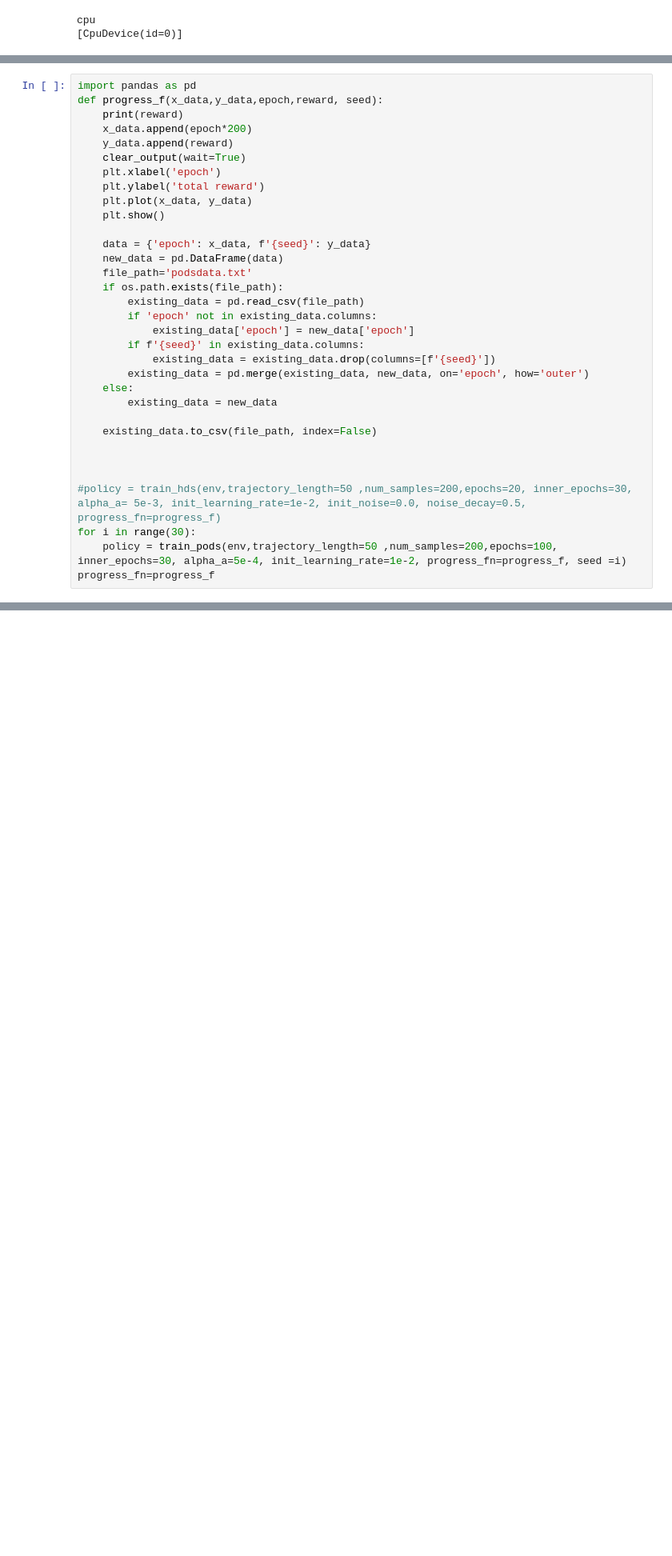
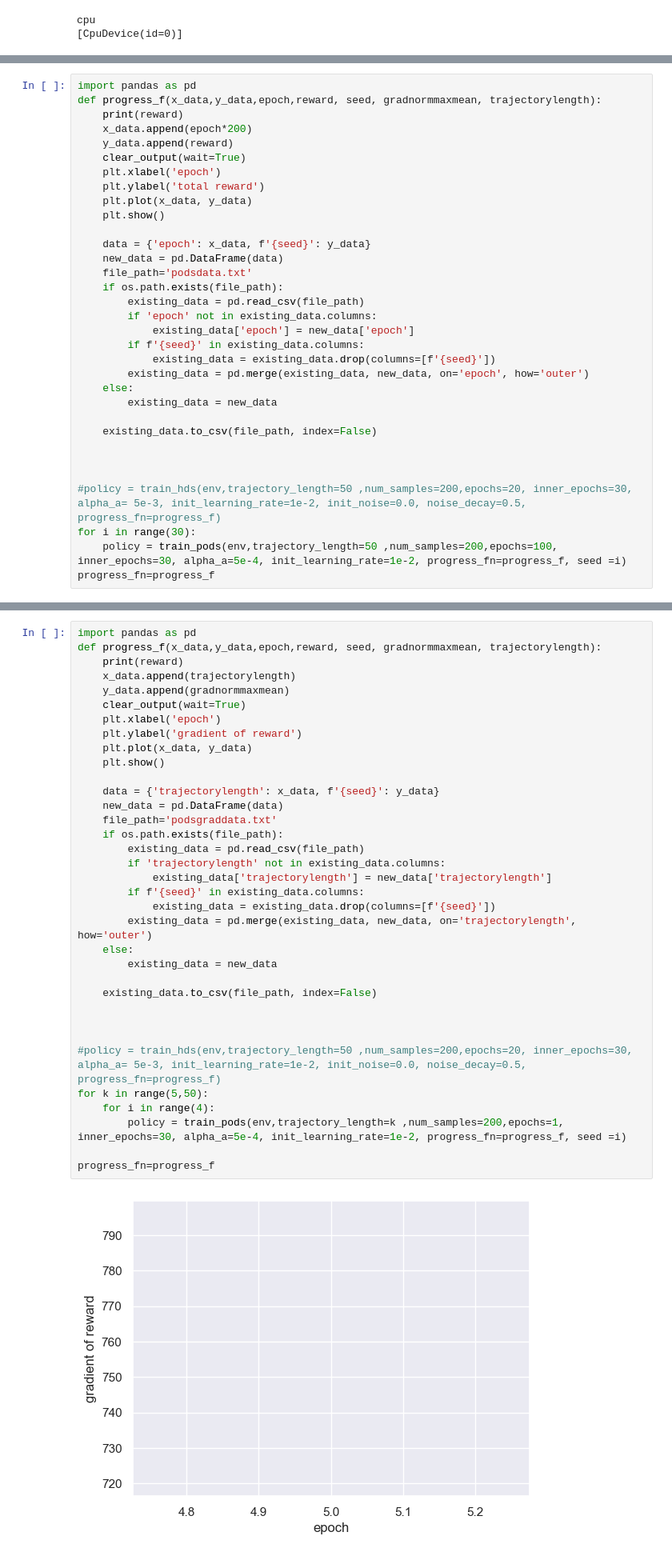
Before and after one commit to dcsteinhauser/HDS, a Jupyter notebook: run_PODS.ipynb, the cells around one changed output, grey strips where cells are left out. Shown at 80% size. Cells and saved outputs as stored; diff of their text form; blank space fills up the shorter version.

Commit message:
implement grad plot

```diff
--- a/run_PODS.ipynb
+++ b/run_PODS.ipynb
@@ -61,7 +61,7 @@ from scipy.stats import trim_mean, bootstrap
 sns.set()
 # %%
 import pandas as pd
-def progress_f(x_data,y_data,epoch,reward, seed):
+def progress_f(x_data,y_data,epoch,reward, seed, gradnormmaxmean, trajectorylength):
     print(reward)
     x_data.append(epoch*200)
     y_data.append(reward)
@@ -225,0 +151,37 @@ NameError: name 'process_time_data_iqm' is not defined
+# %%
+import pandas as pd
+def progress_f(x_data,y_data,epoch,reward, seed, gradnormmaxmean, trajectorylength):
+    print(reward)
+    x_data.append(trajectorylength)
+    y_data.append(gradnormmaxmean)
+    clear_output(wait=True)
+    plt.xlabel('epoch')
+    plt.ylabel('gradient of reward')
+    plt.plot(x_data, y_data)
+    plt.show()
+
+    data = {'trajectorylength': x_data, f'{seed}': y_data}
+    new_data = pd.DataFrame(data)
+    file_path='podsgraddata.txt'
+    if os.path.exists(file_path):
+        existing_data = pd.read_csv(file_path)
+        if 'trajectorylength' not in existing_data.columns:
+            existing_data['trajectorylength'] = new_data['trajectorylength']
+        if f'{seed}' in existing_data.columns:
+            existing_data = existing_data.drop(columns=[f'{seed}'])
+        existing_data = pd.merge(existing_data, new_data, on='trajectorylength', how='outer')
+    else:
+        existing_data = new_data
+
+    existing_data.to_csv(file_path, index=False)
+
+
+
+#policy = train_hds(env,trajectory_length=50 ,num_samples=200,epochs=20, inner_epochs=30, alpha_a= 5e-3, init_learning_rate=1e-2, init_noise=0.0, noise_decay=0.5, progress_fn=progress_f)
+for k in range(5,50):
+    for i in range(4):
+        policy = train_pods(env,trajectory_length=k ,num_samples=200,epochs=1, inner_epochs=30, alpha_a=5e-4, init_learning_rate=1e-2, progress_fn=progress_f, seed =i)
+
+progress_fn=progress_f
+# %% [output]
+[figure, added]
```
Also changed, not shown: parts of 5 cells of this notebook.
